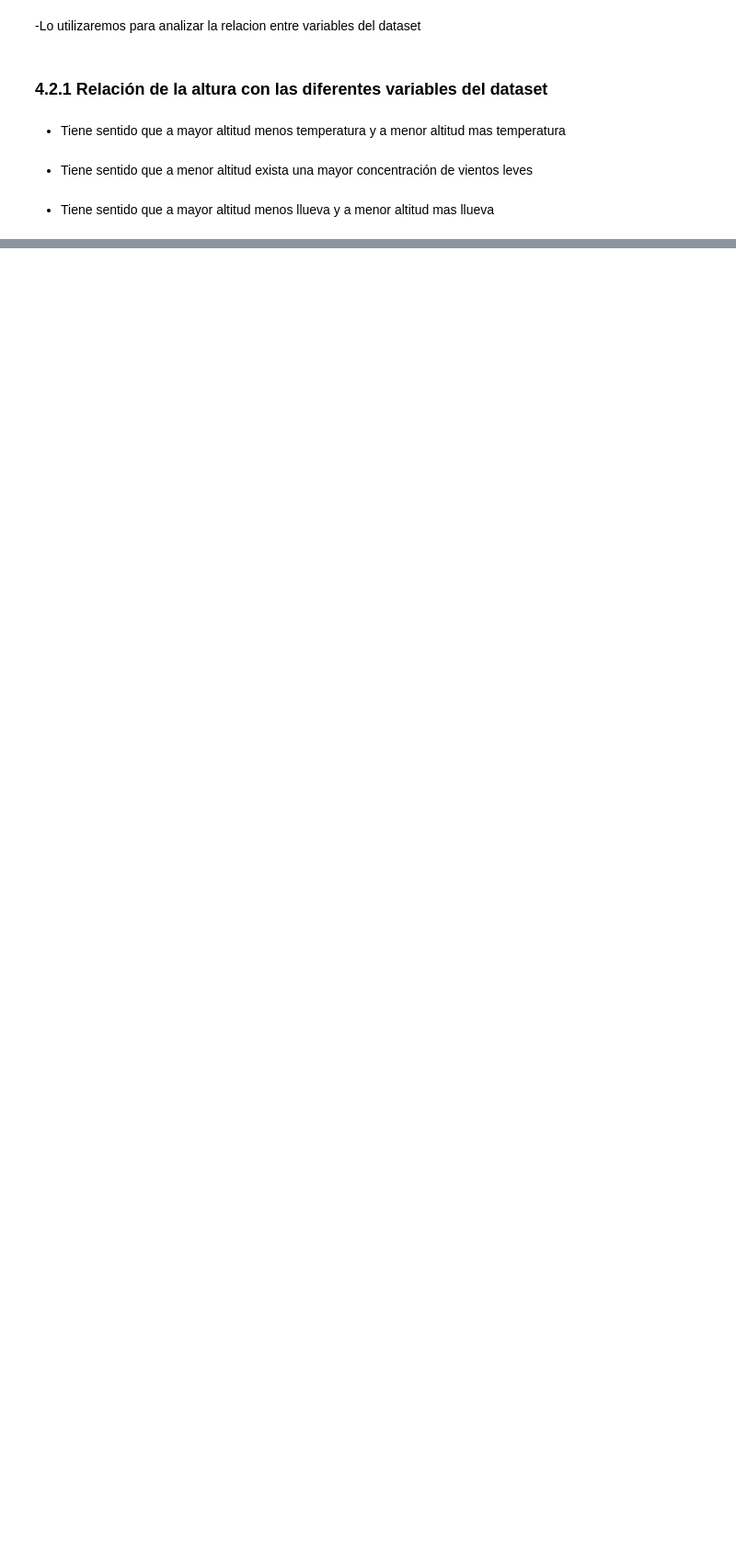
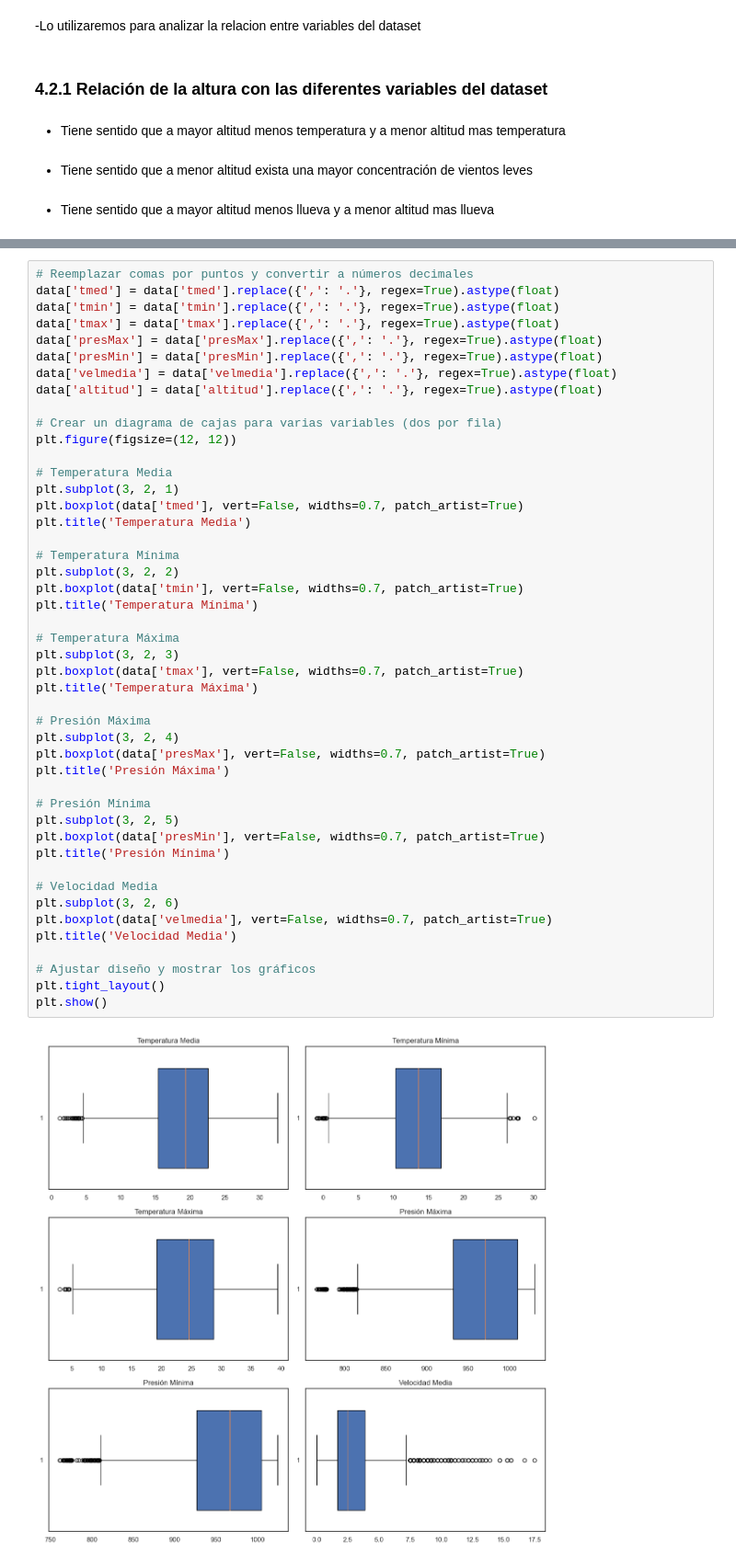
Before and after one commit to guti10x/Aemet, a Jupyter notebook: AEMET_API_requests.ipynb, the cells around one changed output, grey strips where cells are left out. Shown: that part at 92% size. Drawn from its saved outputs; the diff is of its cells as text; blank space fills up the shorter version.

Commit message:
Add BoxPlots

```diff
--- a/AEMET_API_requests.ipynb
+++ b/AEMET_API_requests.ipynb
@@ -410,0 +422,48 @@ plt.show()
+# %%
+# Reemplazar comas por puntos y convertir a números decimales
+data['tmed'] = data['tmed'].replace({',': '.'}, regex=True).astype(float)
+data['tmin'] = data['tmin'].replace({',': '.'}, regex=True).astype(float)
+data['tmax'] = data['tmax'].replace({',': '.'}, regex=True).astype(float)
+data['presMax'] = data['presMax'].replace({',': '.'}, regex=True).astype(float)
+data['presMin'] = data['presMin'].replace({',': '.'}, regex=True).astype(float)
+data['velmedia'] = data['velmedia'].replace({',': '.'}, regex=True).astype(float)
+data['altitud'] = data['altitud'].replace({',': '.'}, regex=True).astype(float)
+
+# Crear un diagrama de cajas para varias variables (dos por fila)
+plt.figure(figsize=(12, 12))
+
+# Temperatura Media
+plt.subplot(3, 2, 1)
+plt.boxplot(data['tmed'], vert=False, widths=0.7, patch_artist=True)
+plt.title('Temperatura Media')
+
+# Temperatura Mínima
+plt.subplot(3, 2, 2)
+plt.boxplot(data['tmin'], vert=False, widths=0.7, patch_artist=True)
+plt.title('Temperatura Mínima')
+
+# Temperatura Máxima
+plt.subplot(3, 2, 3)
+plt.boxplot(data['tmax'], vert=False, widths=0.7, patch_artist=True)
+plt.title('Temperatura Máxima')
+
+# Presión Máxima
+plt.subplot(3, 2, 4)
+plt.boxplot(data['presMax'], vert=False, widths=0.7, patch_artist=True)
+plt.title('Presión Máxima')
+
+# Presión Mínima
+plt.subplot(3, 2, 5)
+plt.boxplot(data['presMin'], vert=False, widths=0.7, patch_artist=True)
+plt.title('Presión Mínima')
+
+# Velocidad Media
+plt.subplot(3, 2, 6)
+plt.boxplot(data['velmedia'], vert=False, widths=0.7, patch_artist=True)
+plt.title('Velocidad Media')
+
+# Ajustar diseño y mostrar los gráficos
+plt.tight_layout()
+plt.show()
+# %% [output]
+[figure, added]
```
Also changed, not shown: parts of 6 cells of this notebook.
